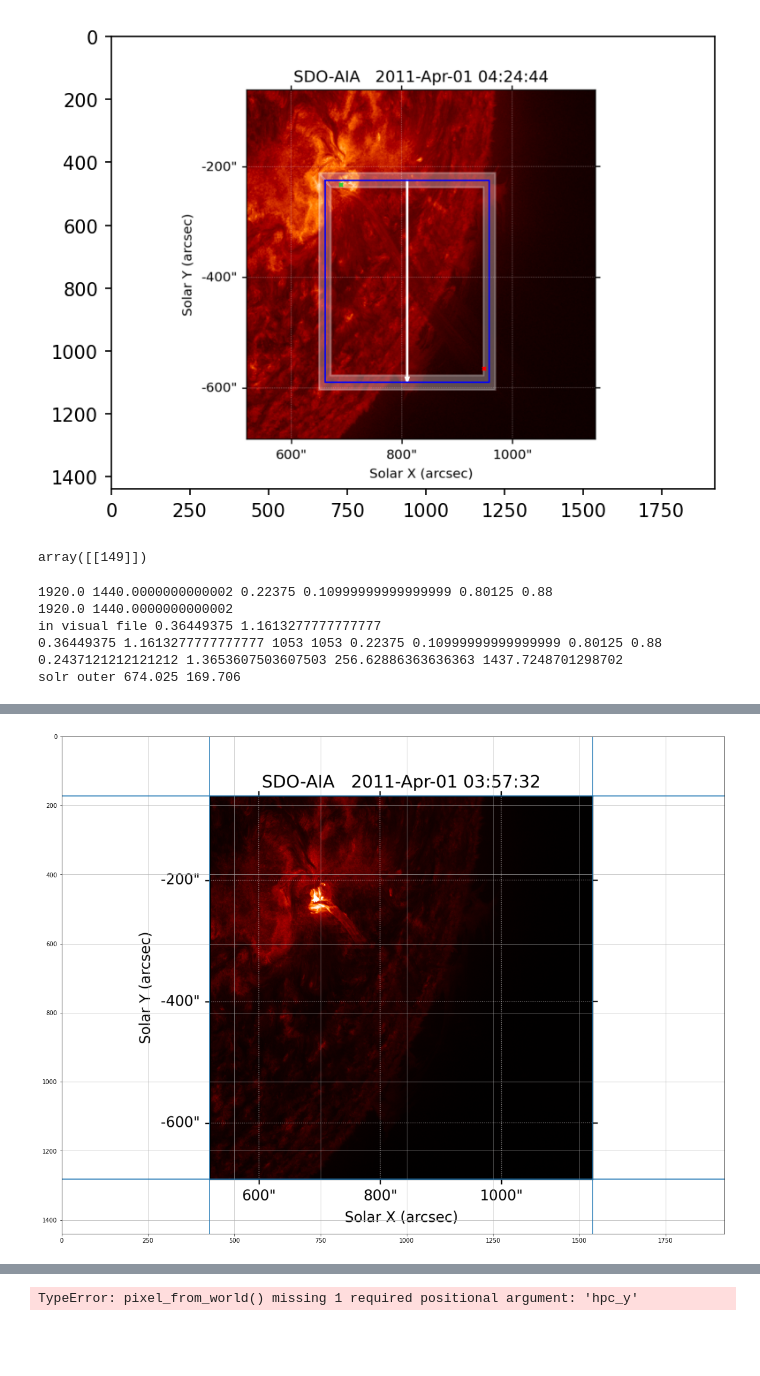
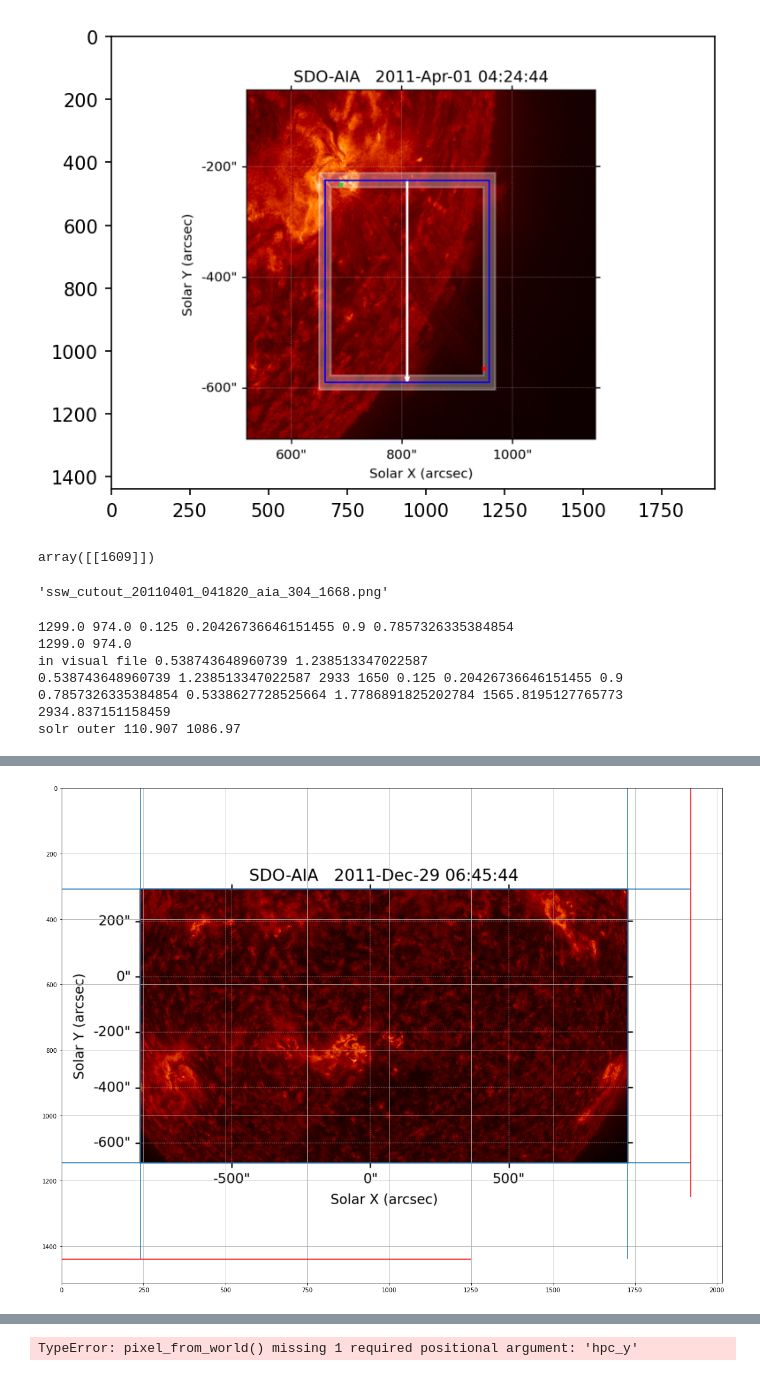
Before and after one commit to Palomajol/SolarJets-1, a Jupyter notebook: BoxTheJets/Test_solarY.ipynb, the cells around one changed output, grey strips where cells are left out. Saved outputs shown, nothing was run; the diff lists cells and outputs as text; code cells hidden in the pictures; blank space fills up the shorter version.

```diff
--- a/BoxTheJets/Test_solarY.ipynb
+++ b/BoxTheJets/Test_solarY.ipynb
@@ -172,11 +173,17 @@ pairs (array([[ 680.56362709,  457.44129807],
        [1202.08831284, 1099.43926801]]))
 [figure]
 # %%
-np.argwhere(subjects==70439154)
+np.argwhere(subjects==70440614)
 # %% [output]
-array([[149]])
+array([[1609]])
+# %%
+subject_file
+# %% [output]
+'ssw_cutout_20110401_041820_aia_304_1668.png'
 # %%
-i=149
+i=1609
+#1609 is nog good neither in X or Y, the image width and height are wrong in the meta data.
+
 #50 is very wrong? x -330 y -500
 #150 has only Y worng by 350(on -200")
 #300 wrong Y by -200 (on -200")
@@ -190,14 +197,17 @@ plt.figure(figsize=(20,20))
 plt.imshow(get_subject_image(subjects[i],frame=0))
 plt.grid()
 #plt.scatter(1250,400,color='green',s=50)
-x,y=699.828, -232.312
+#x,y=699.828, -232.312
 Wpix,Hpix=vv[0].width,vv[0].height
 print(Wpix,Hpix)
+Wpix,Hpix= 1299*1.478,974*1.478 #,1900,1450
 x_sol,y_sol=solar_conversion(subject_file[i],x,y) #50 still worng, 300 correct, 150 correct, 400 corrct, 3000 correct
 print('solr outer',x_sol,y_sol) #3910 correct, 2000 correct,
-plt.scatter(x,y)
-plt.xlim(0,Wpix)
-plt.ylim(Hpix,0)
+#plt.scatter(x,y)
+#plt.xlim(0,Wpix)
+#plt.ylim(Hpix,0)
+plt.vlines(Wpix,0,1250,colors='red')
+plt.hlines(Hpix,0,1250,colors='red')
 plt.hlines(Hpix-(vv[0].im_ll_y)*Hpix,0,Wpix) #A lot of them have offset +0.01
 plt.hlines(Hpix-(vv[0].im_ur_y)*Hpix,0,Wpix) #+0.01
 #im_  _x
@@ -210,8 +220,8 @@ plt.show()
 #fake_map = Map(np.zeros((1, 1)), header_dict)
 #print(header_dict)
 # %% [output]
-1920.0 1440.0000000000002 0.22375 0.10999999999999999 0.80125 0.88
-1920.0 1440.0000000000002
-in visual file 0.36449375 1.1613277777777777
-0.36449375 1.1613277777777777 1053 1053 0.22375 0.10999999999999999 0.80125 0.88 0.2437121212121212 1.3653607503607503 256.62886363636363 1437.7248701298702
-solr outer 674.025 169.706
+1299.0 974.0 0.125 0.20426736646151455 0.9 0.7857326335384854
+1299.0 974.0
+in visual file 0.538743648960739 1.238513347022587
+0.538743648960739 1.238513347022587 2933 1650 0.125 0.20426736646151455 0.9 0.7857326335384854 0.5338627728525664 1.7786891825202784 1565.8195127765773 2934.837151158459
+solr outer 110.907 1086.97
@@ -219,2 +229,2 @@ WARNING: FITSFixedWarning: 'datfix' made the change 'Set MJD-OBS to 55652.164955
-[figure, old version]
+[figure, new version]
 # %%
```
Also changed, not shown: parts of 4 cells of this notebook, 9 other files.
